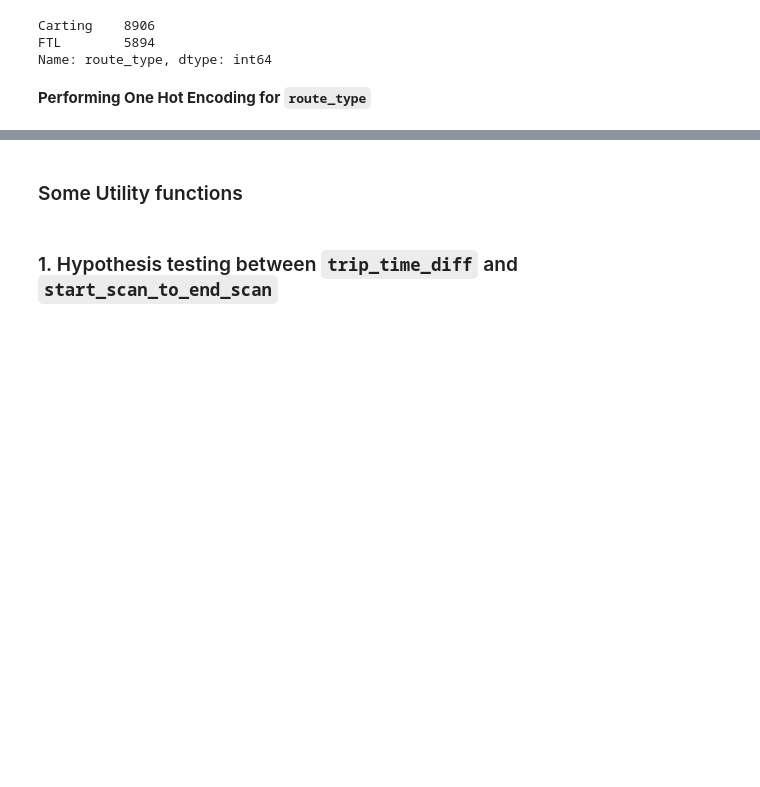
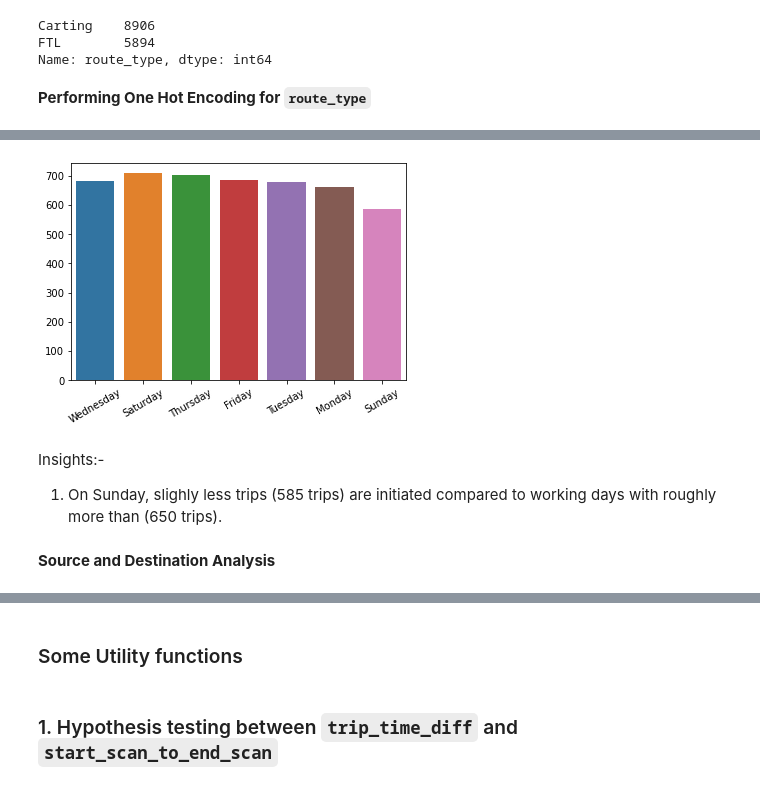
Before and after one commit to 9anubhavtyagi/delhivery_eda, a Jupyter notebook: delhivery_eda.ipynb, the cells around one changed output, grey strips where cells are left out. Cells and saved outputs as stored; diff of their text form; code cells hidden in the pictures; blank space fills up the shorter version.

```diff
--- a/delhivery_eda.ipynb
+++ b/delhivery_eda.ipynb
@@ -577,0 +531,10 @@ Name: trip_dayofweek, dtype: int64
+# %%
+day_wise_trips = trip["trip_dayofweek"].value_counts()
+
+for index in day_wise_trips.index:
+    if index == 'Wednesday':
+        day_wise_trips[index] = day_wise_trips[index] / 4
+    else:
+        day_wise_trips[index] = day_wise_trips[index] / 3
+
+day_wise_trips
@@ -578,3 +550,14 @@ Name: trip_dayofweek, dtype: int64
+# %%
+sns.barplot(x = day_wise_trips.index, y = day_wise_trips.values)
+plt.xticks(rotation = 30)
+plt.show()
+# %% [output]
+[figure, added]
+# %% [markdown]
+Insights:-
+1. On Sunday, slighly less trips (585 trips) are initiated compared to working days with roughly more than (650 trips).
+# %% [markdown]
+**Source and Destination Analysis**
 # %%
 trip["source_state"].value_counts()
 # %% [output]
```
Also changed, not shown: parts of 64 cells of this notebook, 1 other file.
